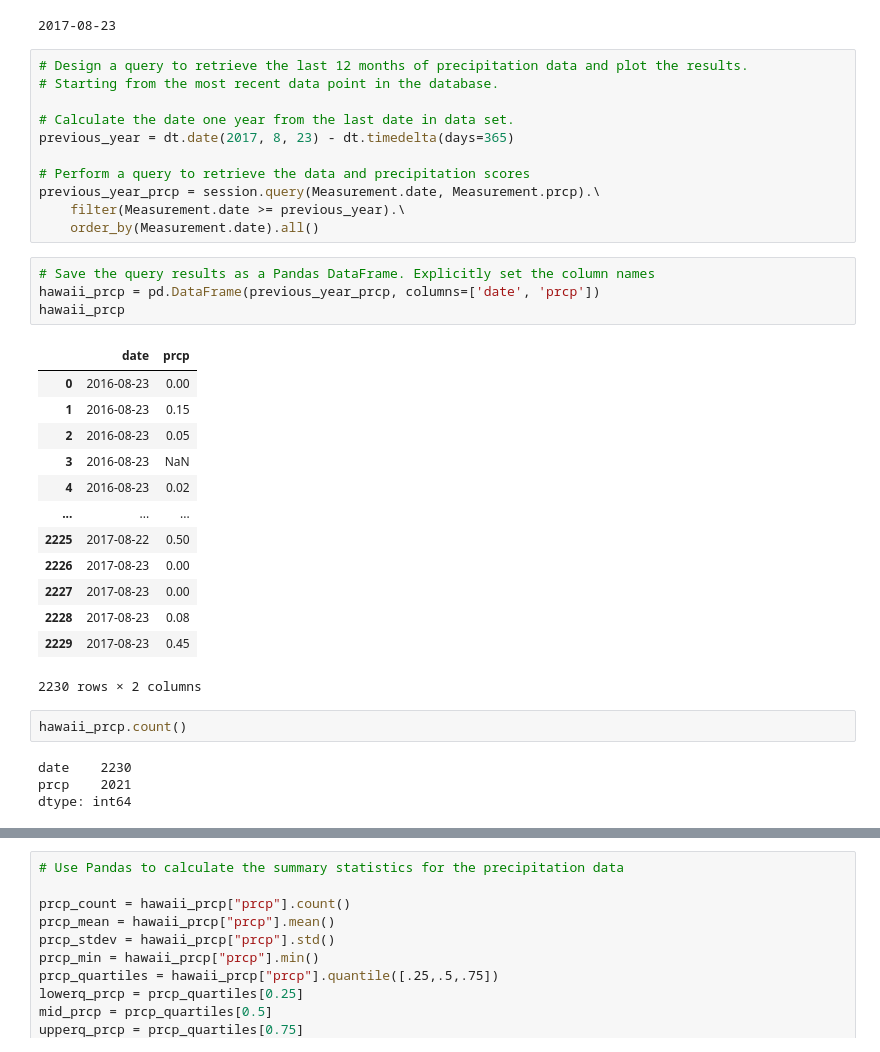
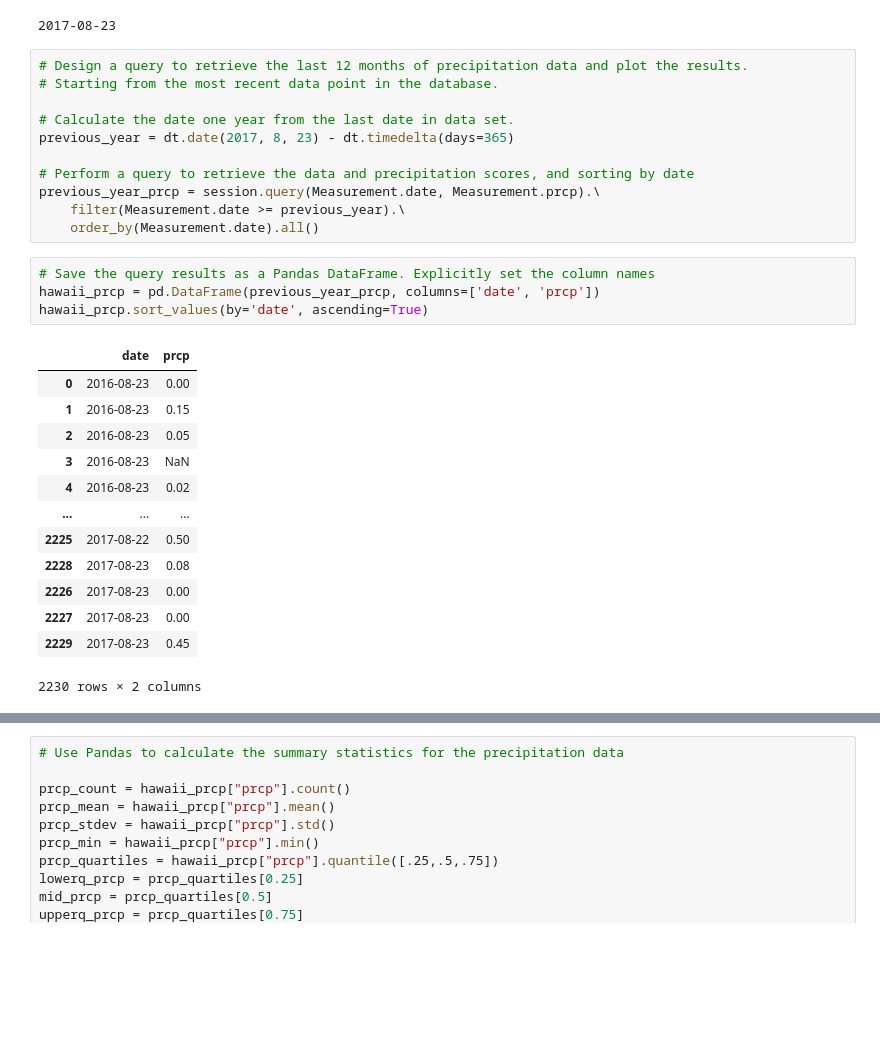
Before and after one commit to samwallach7/10-sqlalchemy-challenge, a Jupyter notebook: SurfsUp/climate_starter_SW.ipynb, the cells around one changed output, grey strips where cells are left out. Cells and saved outputs as stored; diff of their text form; blank space fills up the shorter version.

```diff
--- a/SurfsUp/climate_starter_SW.ipynb
+++ b/SurfsUp/climate_starter_SW.ipynb
@@ -53,31 +53,25 @@ print(most_recent.date)
 # Calculate the date one year from the last date in data set.
 previous_year = dt.date(2017, 8, 23) - dt.timedelta(days=365)
 
-# Perform a query to retrieve the data and precipitation scores
+# Perform a query to retrieve the data and precipitation scores, and sorting by date
 previous_year_prcp = session.query(Measurement.date, Measurement.prcp).\
     filter(Measurement.date >= previous_year).\
     order_by(Measurement.date).all()
 # %%
 # Save the query results as a Pandas DataFrame. Explicitly set the column names
 hawaii_prcp = pd.DataFrame(previous_year_prcp, columns=['date', 'prcp'])
-hawaii_prcp
+hawaii_prcp.sort_values(by='date', ascending=True)
 # %% [output]
 |  | date | prcp |
 | 0 | 2016-08-23 | 0.00 |
 | 1 | 2016-08-23 | 0.15 |
 | 2 | 2016-08-23 | 0.05 |
 | 3 | 2016-08-23 | NaN |
 | 4 | 2016-08-23 | 0.02 |
 | ... | ... | ... |
 | 2225 | 2017-08-22 | 0.50 |
+| 2228 | 2017-08-23 | 0.08 |
 | 2226 | 2017-08-23 | 0.00 |
 | 2227 | 2017-08-23 | 0.00 |
-| 2228 | 2017-08-23 | 0.08 |
 | 2229 | 2017-08-23 | 0.45 |
 2230 rows × 2 columns
-# %%
-hawaii_prcp.count()
-# %% [output]
-date    2230
-prcp    2021
-dtype: int64
```
Also changed, not shown: parts of 8 cells of this notebook, 1 other file.
